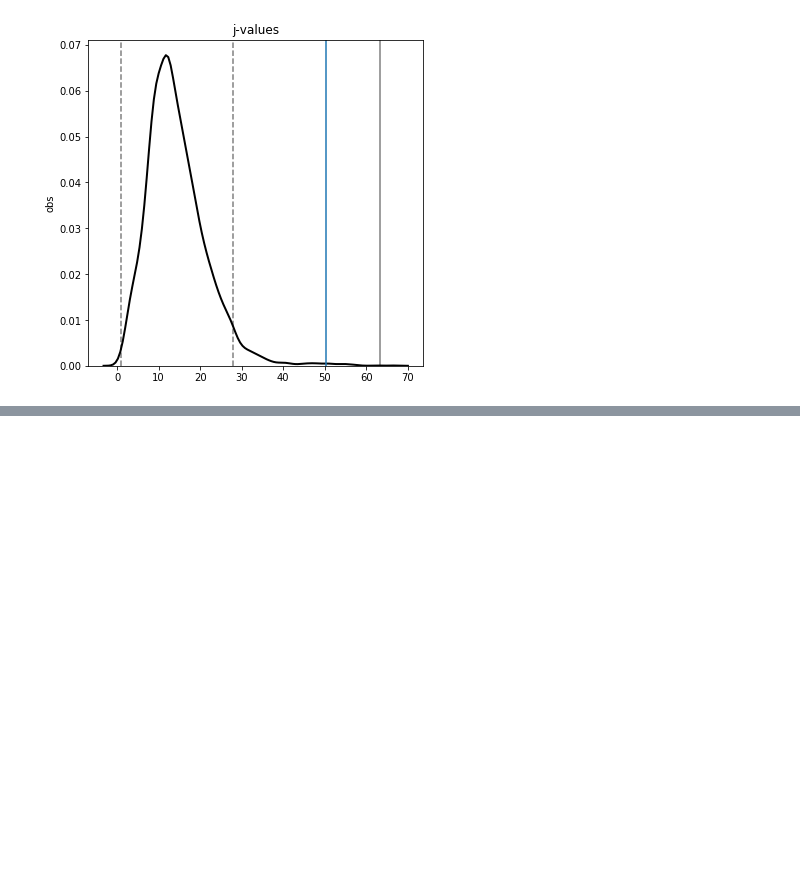
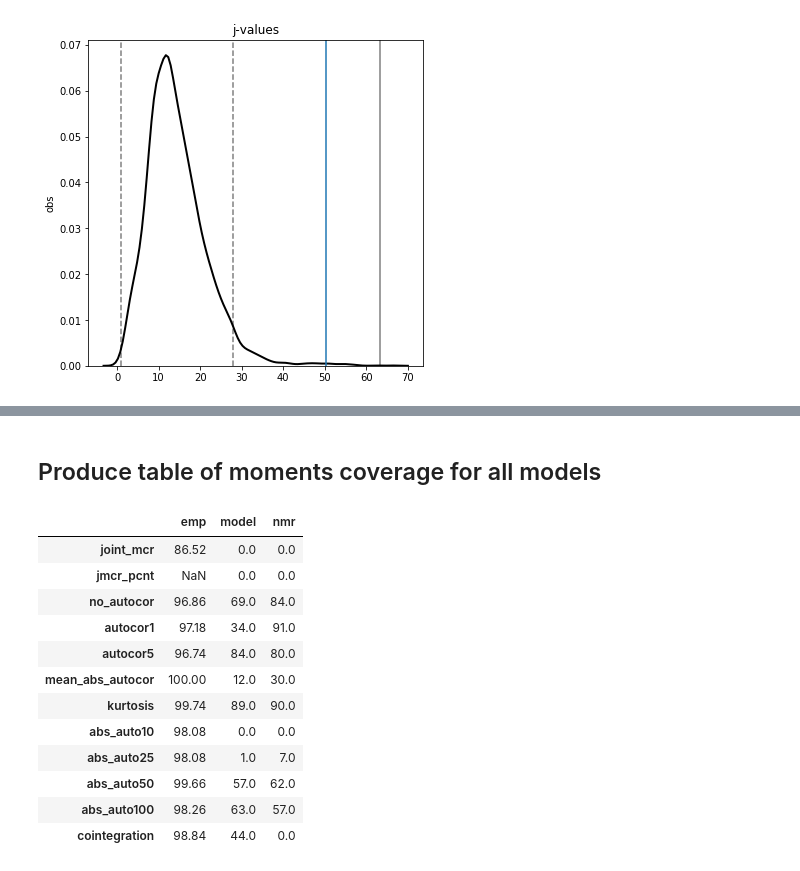
Before and after one commit to joerischasfoort/sim-fin-abm, a Jupyter notebook: horse_race.ipynb, the cells around one changed output, grey strips where cells are left out. Cells and saved outputs as stored; diff of their text form; code cells hidden in the pictures; blank space fills up the shorter version.

```diff
--- a/horse_race.ipynb
+++ b/horse_race.ipynb
@@ -242,0 +432,12 @@ pd.Series(bootstrapped_j_values).quantile(0.99999999999999999)
+# %%
+bootstrapped_moments = json.loads(open('all_bootstrapped_moments.json').read())
+# %%
+# bootstrapped_moments = list of all moments per stylized fact
+# transform to list of simulations with all moments
+b_moments = []
+for idx in range(len(bootstrapped_moments[0])):
+    this_sims_moments = []
+    for all_moments in bootstrapped_moments:
+        relevant_moment = all_moments[idx]
+        this_sims_moments.append(relevant_moment)
+    b_moments.append(this_sims_moments)
@@ -242,0 +446,40 @@ pd.Series(bootstrapped_j_values).quantile(0.99999999999999999)
+# %%
+b_moments_scores = []
+for b_sim in b_moments:
+    b_moments_scores.append([between_interval(i, v) for i,v in zip(confidence_intervals_moments, b_sim)])
+# %%
+moment_scores_b = [true_scores(b_moments_scores, i) for i in range(len(empirical_moments))]
+# %% [markdown]
+## Produce table of moments coverage for all models
+# %%
+mcr = {'joint_mcr': {'emp': joint_mcr(b_moments_scores), 'model': joint_mcr(mcr_scores_model), 'nmr':joint_mcr(mcr_scores_nmr)},
+       'jmcr_pcnt': {'emp': np.nan, 'model': joint_mcr(mcr_scores_model)/ joint_mcr(b_moments_scores), 'nmr':joint_mcr(mcr_scores_nmr)/joint_mcr(b_moments_scores)},
+       'no_autocor': {'emp': moment_scores_b[0], 'model': moment_scores_model[0], 'nmr':moment_scores_nmr[0]},
+      'autocor1': {'emp': moment_scores_b[1], 'model': moment_scores_model[1], 'nmr':moment_scores_nmr[1]},
+      'autocor5': {'emp': moment_scores_b[2], 'model': moment_scores_model[2], 'nmr':moment_scores_nmr[2]},
+      'mean_abs_autocor': {'emp': moment_scores_b[3], 'model': moment_scores_model[3], 'nmr':moment_scores_nmr[3]},
+      'kurtosis': {'emp': moment_scores_b[4], 'model': moment_scores_model[4], 'nmr':moment_scores_nmr[4]},
+      'abs_auto10': {'emp': moment_scores_b[5], 'model': moment_scores_model[5], 'nmr':moment_scores_nmr[5]},
+      'abs_auto25': {'emp': moment_scores_b[6], 'model': moment_scores_model[6], 'nmr':moment_scores_nmr[6]},
+      'abs_auto50': {'emp': moment_scores_b[7], 'model': moment_scores_model[7], 'nmr':moment_scores_nmr[7]},
+      'abs_auto100': {'emp': moment_scores_b[8], 'model': moment_scores_model[8], 'nmr':moment_scores_nmr[8]},
+      'cointegration': {'emp': moment_scores_b[9], 'model': moment_scores_model[9], 'nmr':moment_scores_nmr[9]}}
+df = pd.DataFrame(mcr, columns=mcr.keys())#.transpose()
+cols = ['joint_mcr', 'jmcr_pcnt','no_autocor', 'autocor1', 'autocor5', 'mean_abs_autocor', 'kurtosis',
+        'abs_auto10', 'abs_auto25', 'abs_auto50', 'abs_auto100', 'cointegration']
+df = df[cols].transpose()
+df
+# %% [output]
+|  | emp | model | nmr |
+| joint_mcr | 86.52 | 0.0 | 0.0 |
+| jmcr_pcnt | NaN | 0.0 | 0.0 |
+| no_autocor | 96.86 | 69.0 | 84.0 |
+| autocor1 | 97.18 | 34.0 | 91.0 |
+| autocor5 | 96.74 | 84.0 | 80.0 |
+| mean_abs_autocor | 100.00 | 12.0 | 30.0 |
+| kurtosis | 99.74 | 89.0 | 90.0 |
+| abs_auto10 | 98.08 | 0.0 | 0.0 |
+| abs_auto25 | 98.08 | 1.0 | 7.0 |
+| abs_auto50 | 99.66 | 57.0 | 62.0 |
+| abs_auto100 | 98.26 | 63.0 | 57.0 |
+| cointegration | 98.84 | 44.0 | 0.0 |
```
Also changed, not shown: parts of 36 cells of this notebook, 1 other file.
